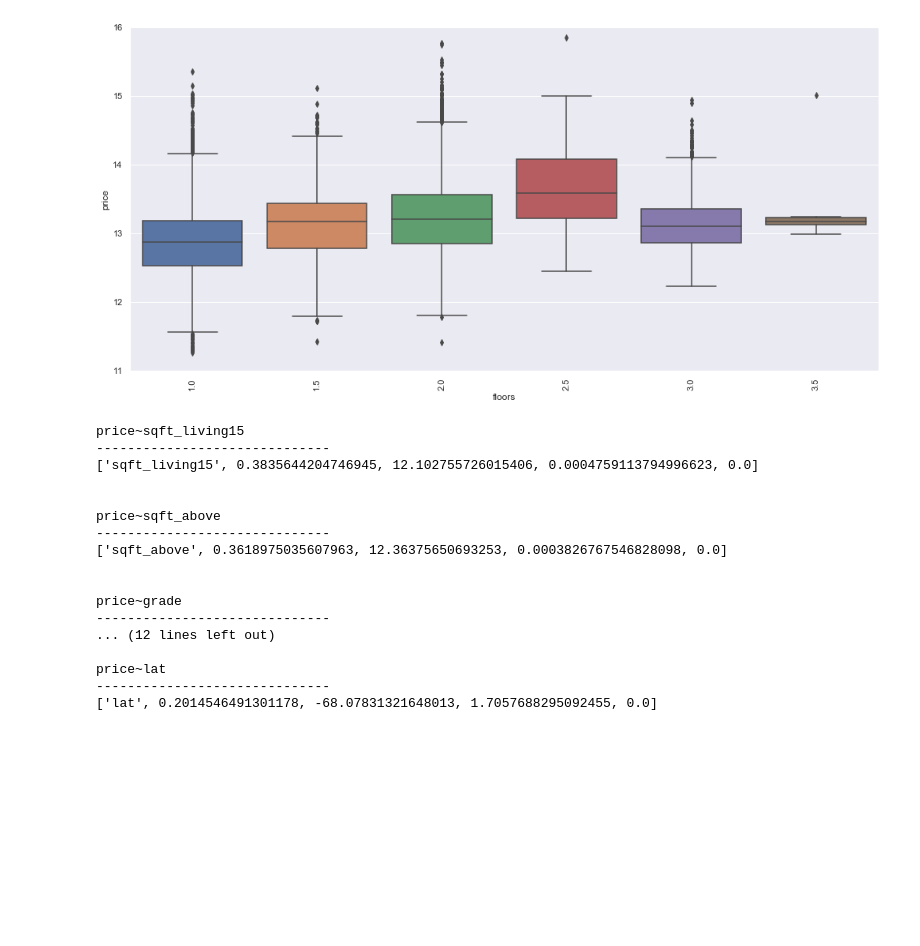
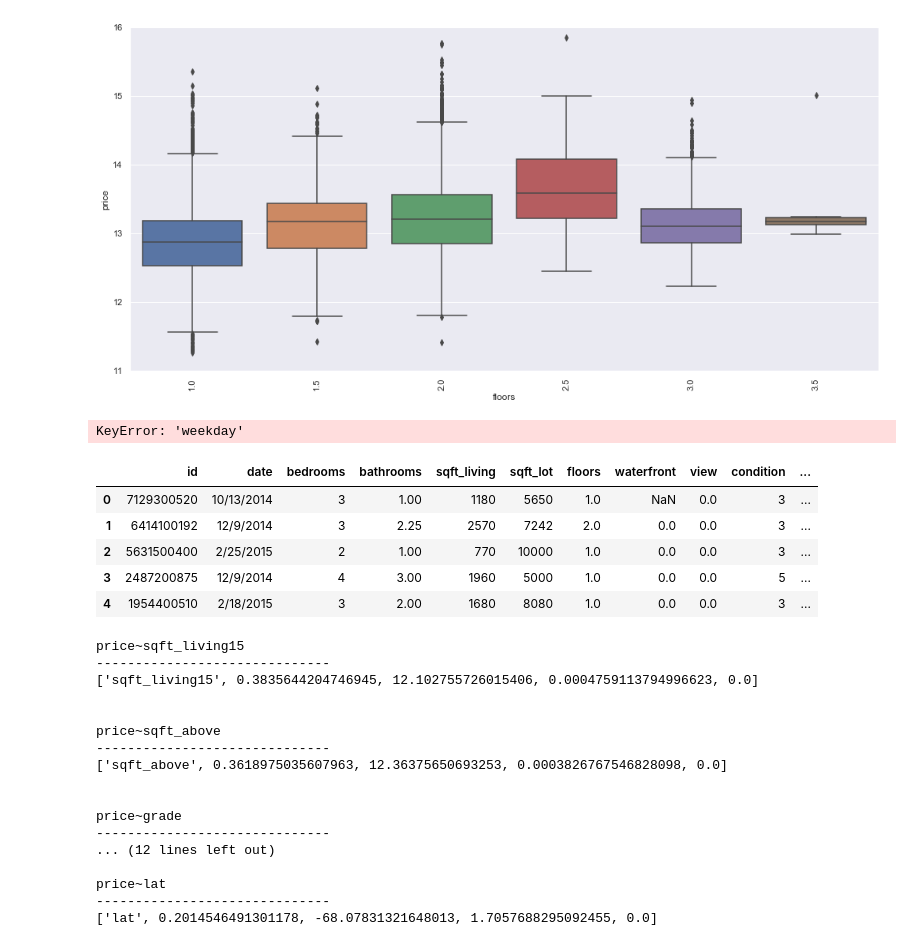
Before and after one commit to giorosati/dsc-1-final-project-online-ds-pt-100118, a Jupyter notebook: student.ipynb, the cells around one changed output. Cells and saved outputs as stored; diff of their text form; code cells hidden in the pictures; blank space fills up the shorter version.

Commit message:
issue with day of week and month factors, need to revise

```diff
--- a/student.ipynb
+++ b/student.ipynb
@@ -403,3 +427,26 @@ plt.xticks(rotation=90);
 # %%
 # floors indicates a very slight correlation to log_price from values 1 to 2.5
 # Above 2.5 the correlation breaks down.
+# %%
+# weekday and day_of_week are not in the heatmap and do not work for boxplots?
+
+var = 'weekday'
+data = pd.concat([log_price.price, log_price[var]], axis=1)
+f, ax = plt.subplots(figsize=(17, 8))
+fig = sns.boxplot(x=var, y="price", data=data)
+fig.axis(ymin=11, ymax=16);
+plt.xticks(rotation=90);
+# %% [output]
+KeyError: 'weekday'
+# %%
+# create matrix X and y containing the predictors and target for the model.
+y = log_price[['price']] # dependent varialbe
+X = log_price.drop(['price'], axis=1) # independent variables
+X.head() # look at the first five records in X
+# %% [output]
+|  | id | date | bedrooms | bathrooms | sqft_living | sqft_lot | floors | waterfront | view | condition | ... |
+| 0 | 7129300520 | 10/13/2014 | 3 | 1.00 | 1180 | 5650 | 1.0 | NaN | 0.0 | 3 | ... |
+| 1 | 6414100192 | 12/9/2014 | 3 | 2.25 | 2570 | 7242 | 2.0 | 0.0 | 0.0 | 3 | ... |
+| 2 | 5631500400 | 2/25/2015 | 2 | 1.00 | 770 | 10000 | 1.0 | 0.0 | 0.0 | 3 | ... |
+| 3 | 2487200875 | 12/9/2014 | 4 | 3.00 | 1960 | 5000 | 1.0 | 0.0 | 0.0 | 5 | ... |
+| 4 | 1954400510 | 2/18/2015 | 3 | 2.00 | 1680 | 8080 | 1.0 | 0.0 | 0.0 | 3 | ... |
```
Also changed, not shown: parts of 26 cells of this notebook.
